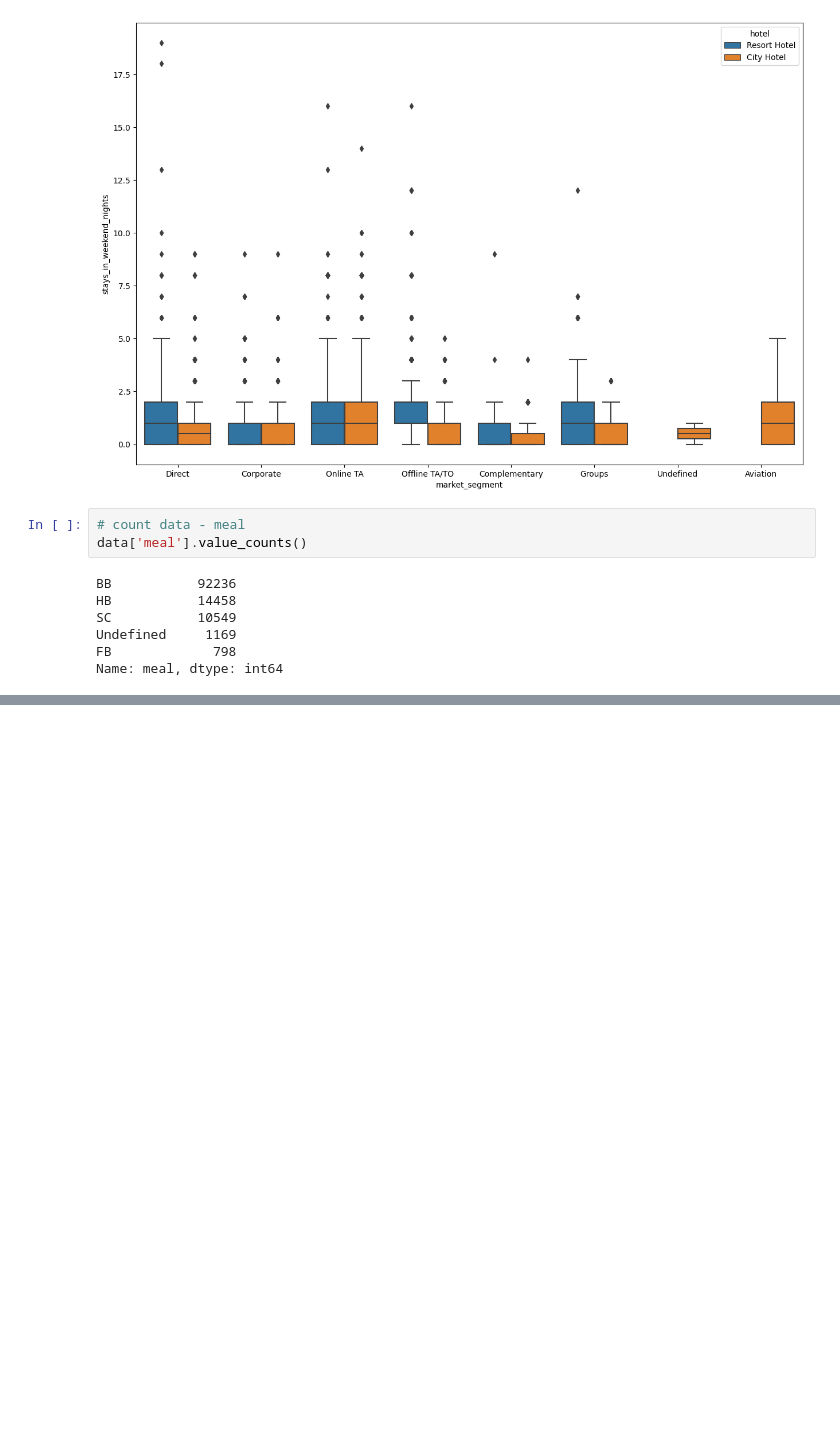
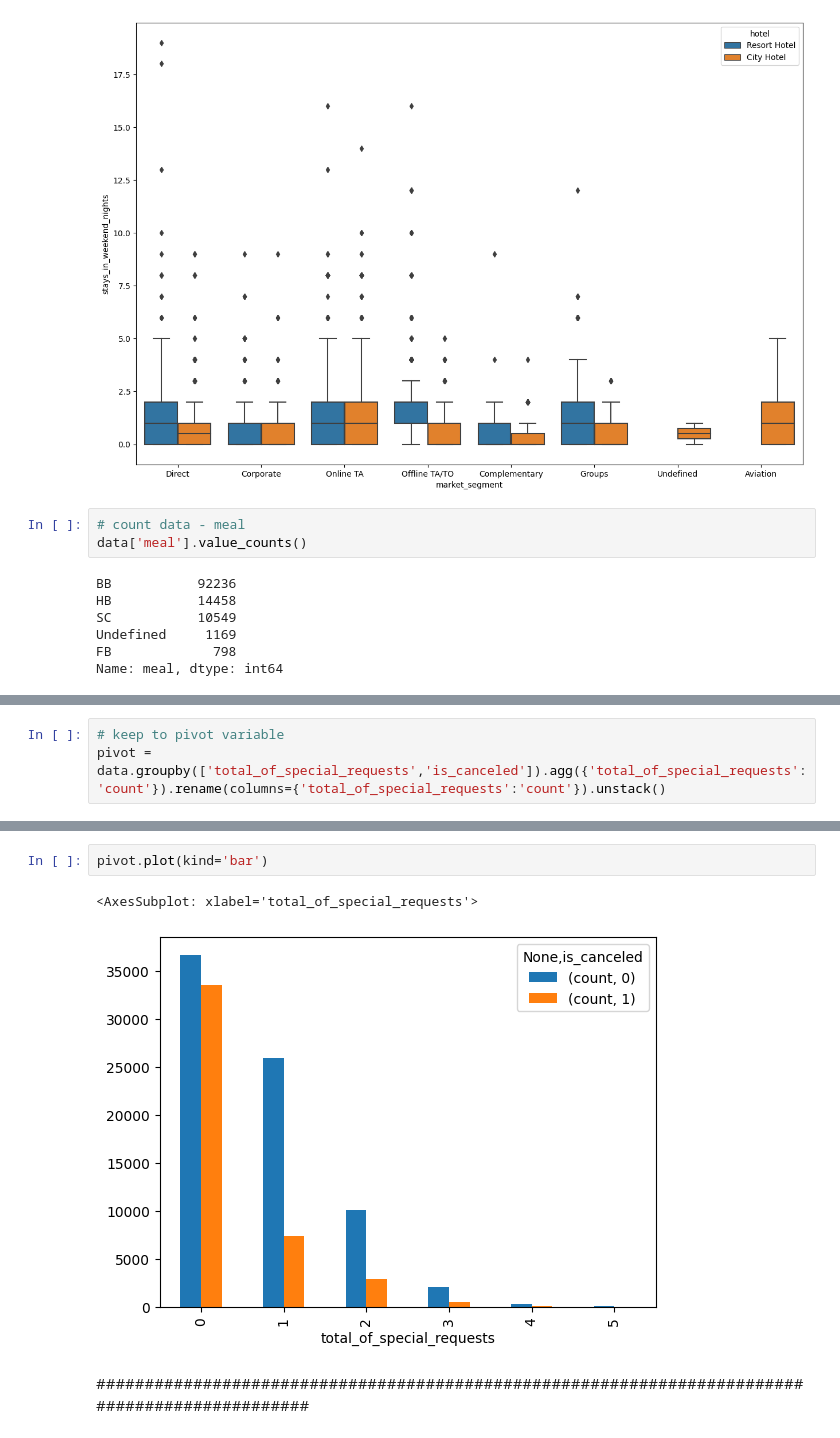
Before and after one commit to Sumetjutha/031_Real_Project_Analysis_Python, a Jupyter notebook: 002_Hotel_Booking_Data_Analysis.ipynb, the cells around one changed output, grey strips where cells are left out. Cells and saved outputs as stored; diff of their text form; blank space fills up the shorter version.

```diff
--- a/002_Hotel_Booking_Data_Analysis.ipynb
+++ b/002_Hotel_Booking_Data_Analysis.ipynb
@@ -510,0 +581,3 @@ px.pie(data,
+# %%
+# keep to pivot variable
+pivot = data.groupby(['total_of_special_requests','is_canceled']).agg({'total_of_special_requests':'count'}).rename(columns={'total_of_special_requests':'count'}).unstack()
@@ -510,0 +597,7 @@ px.pie(data,
+# %%
+pivot.plot(kind='bar')
+# %% [output]
+<AxesSubplot: xlabel='total_of_special_requests'>
+[figure, added]
+# %% [markdown]
+###############################################################################################
```
Also changed, not shown: parts of 9 cells of this notebook.
